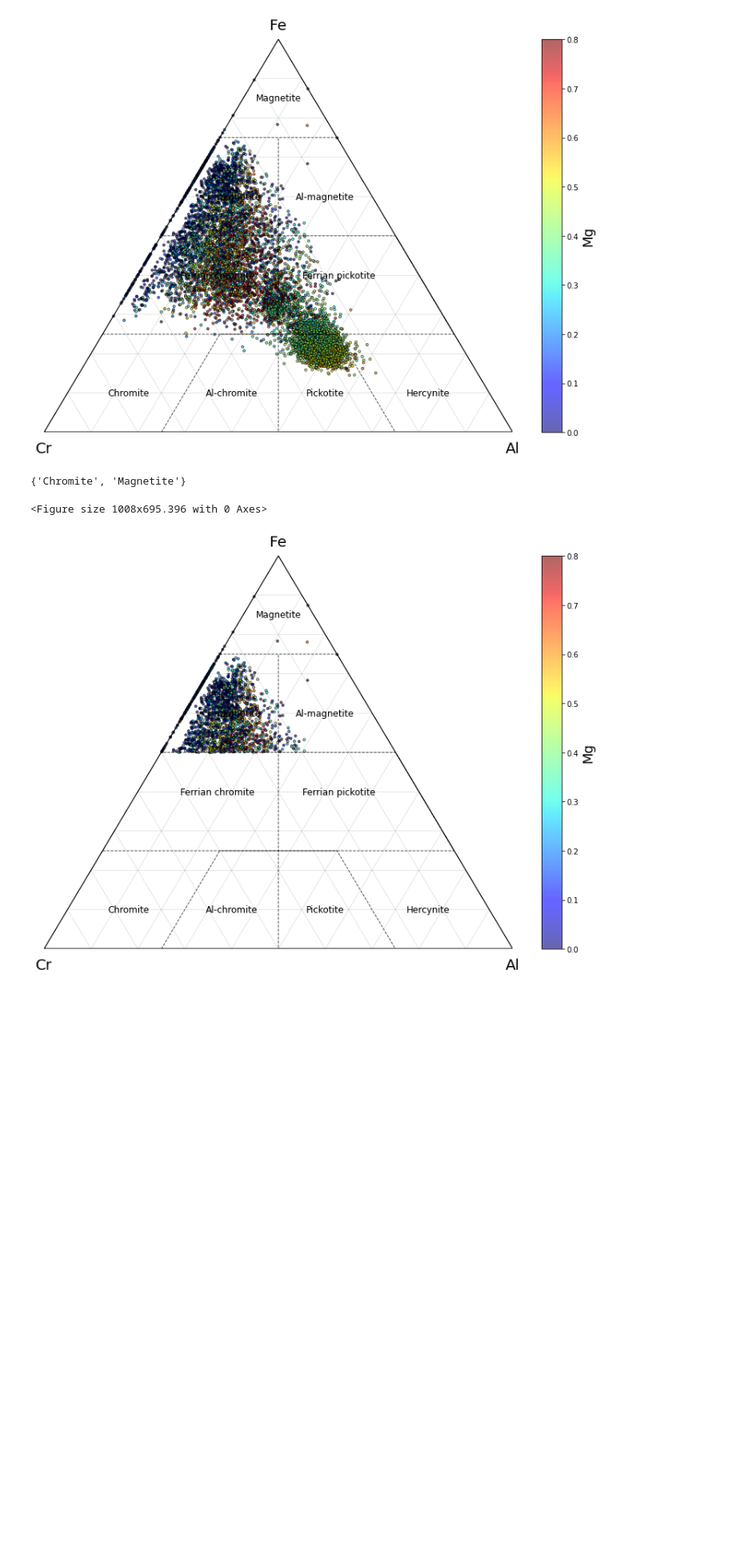
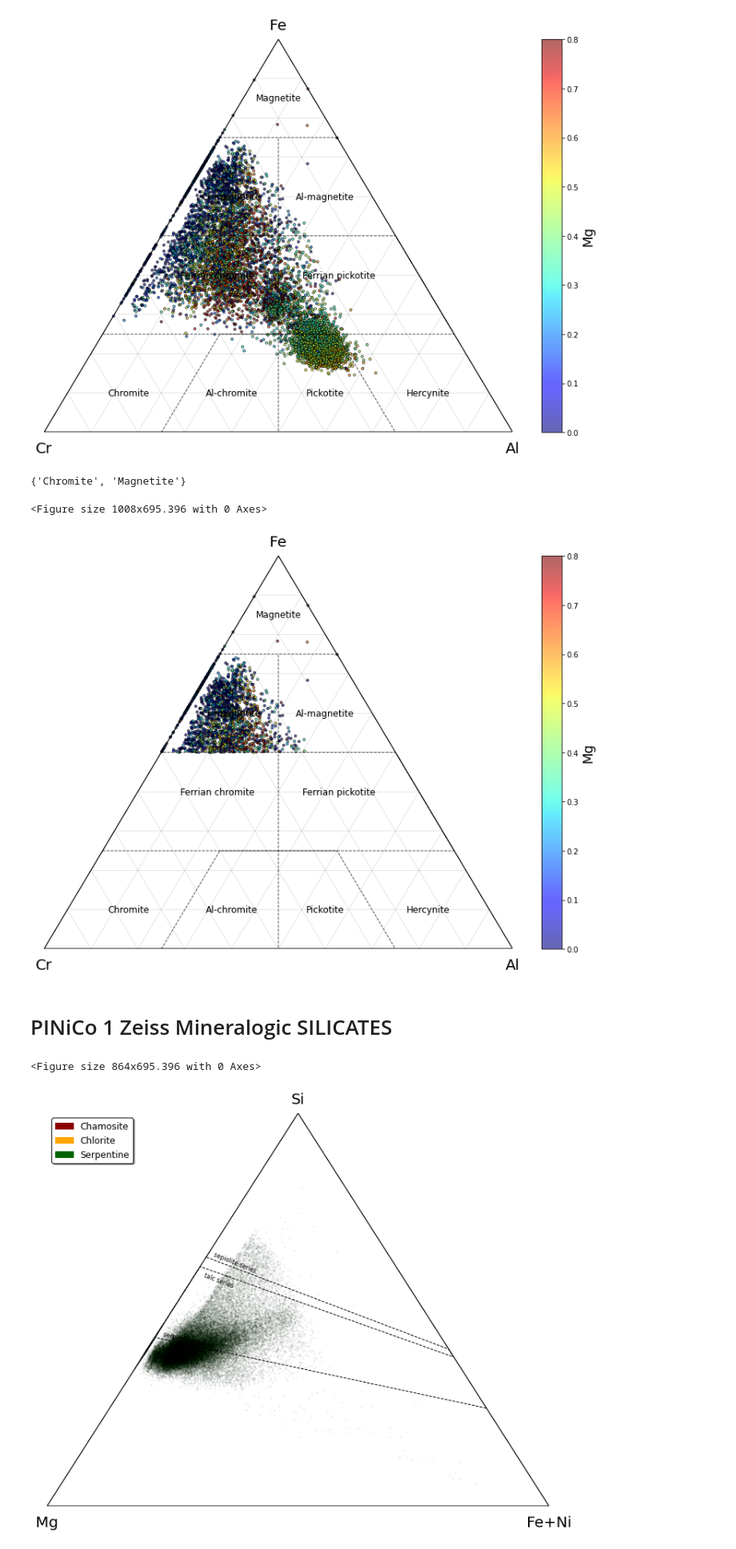
Before and after one commit to mattlamachado/Ternaryplot_Mineral_Classif, a Jupyter notebook: ternary_mineral_classif_1.2.ipynb, the cells around one changed output. Shown at 80% size. Drawn from its saved outputs; the diff is of its cells as text; code cells hidden in the pictures; blank space fills up the shorter version.

```diff
--- a/ternary_mineral_classif_1.2.ipynb
+++ b/ternary_mineral_classif_1.2.ipynb
@@ -299,11 +299,11 @@ def ternary_plot(x, y, z, color = None,
 
 
   ### SAVE FIG ###
-  save_fig = input('save? (y/n)')
-  if save_fig == 'y':
-    fname = input('file name: ')
-    plt.savefig(f'{fname}.png', transparent=False)
-    files.download(f'{fname}.png')
-  else: pass
+  # save_fig = input('save? (y/n)')
+  # if save_fig == 'y':
+  #   fname = input('file name: ')
+  #   plt.savefig(f'{fname}.png', transparent=False)
+  #   files.download(f'{fname}.png')
+  # else: pass
 
   plt.show()
@@ -581,3 +584,29 @@ ternary_plot(magnetites['Cr'], magnetites['Al'], magnetites['Fe'],
 # %% [output]
 <Figure size 1008x695.396 with 0 Axes>
 [figure]
+# %% [markdown]
+# PINiCo 1 Zeiss Mineralogic SILICATES
+# %%
+silicates = pd.read_csv('C:\Repositories\Mineralogic_Exp_Data\silicates_500x350_APFU.csv')
+# %%
+X = silicates.copy()
+X = X[X['Classification'] == 'Serpentine']
+X.reset_index(inplace=True)
+# %%
+Y = X['Fe'] + X['Ni']
+
+leg = {'Chamosite': 'darkred', 'Chlorite': 'orange', 'Serpentine': 'darkgreen'}
+
+ternary_plot(x = X['Mg'], z = X['Si'], y = Y,
+             s = 2, alpha = 0.05,
+             fields = 'mgsilicates',
+             non_num = X.Classification,
+             discrete_colors = leg,
+             grid=False,
+             frame= (12,11),
+             vmax = None, vmin = None,
+             axis_label=('Mg', 'Fe+Ni', 'Si'),
+             )
+# %% [output]
+<Figure size 864x695.396 with 0 Axes>
+[figure, added]
```
Also changed, not shown: parts of 9 cells of this notebook.
